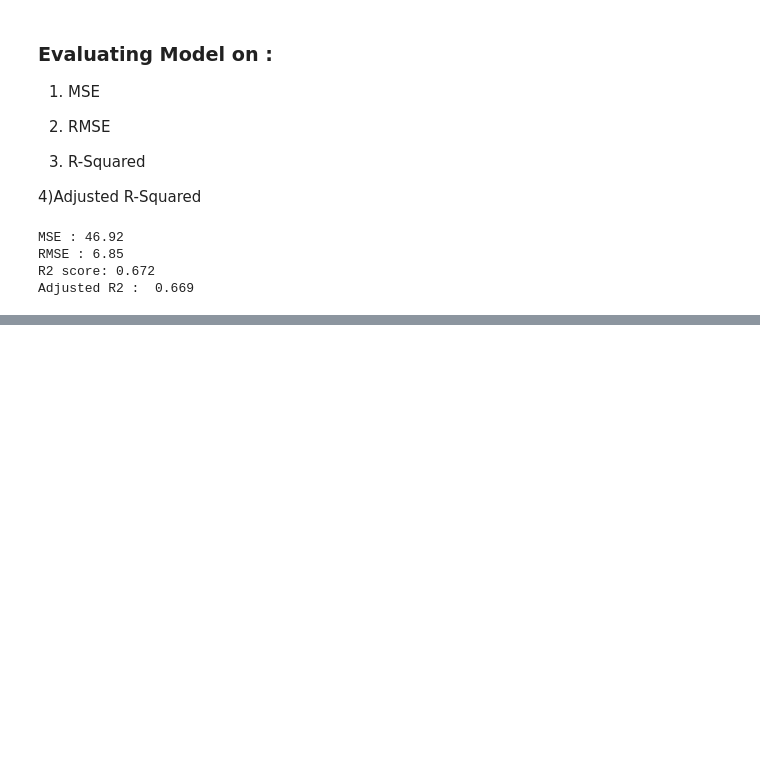
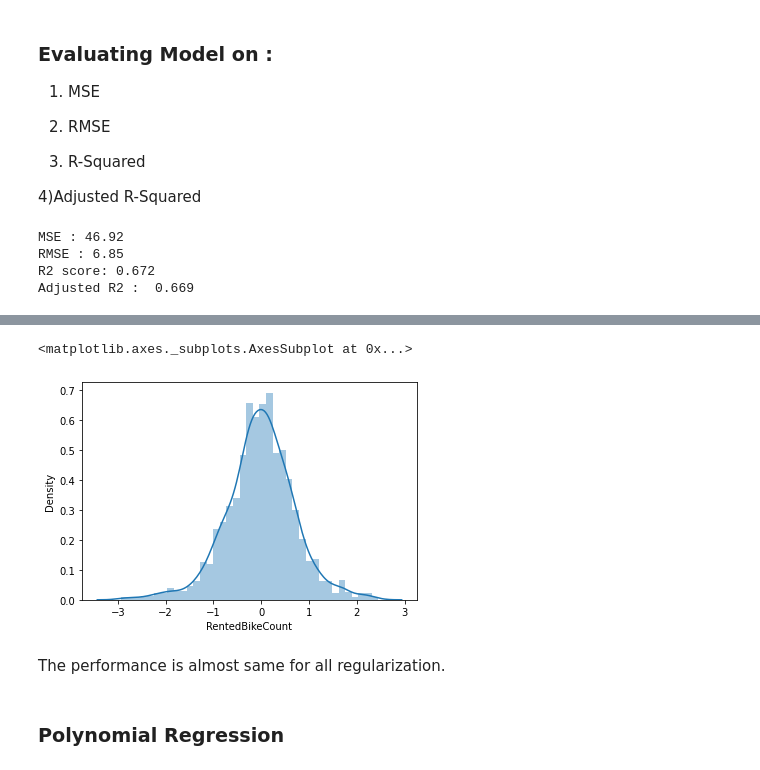
Before and after one commit to sagar2582/Capstone-2-Seoul-Bike-Sharing-Demand-Prediction, a Jupyter notebook: Seoul_Bike_Sharing_Demand_Prediction.ipynb, the cells around one changed output, grey strips where cells are left out. Drawn from its saved outputs; the diff is of its cells as text; code cells hidden in the pictures; blank space fills up the shorter version.

```diff
--- a/Seoul_Bike_Sharing_Demand_Prediction.ipynb
+++ b/Seoul_Bike_Sharing_Demand_Prediction.ipynb
@@ -795,0 +933,12 @@ Adjusted R2 :  0.669
+# %%
+#Residual error
+resi_error = y_test-y_pred_elastic
+# %%
+sns.distplot(resi_error)
+# %% [output]
+<matplotlib.axes._subplots.AxesSubplot at 0x...>
+[figure, added]
+# %% [markdown]
+The performance is almost same for all regularization.
+# %% [markdown]
+### Polynomial Regression
```
Also changed, not shown: parts of 21 cells of this notebook.
